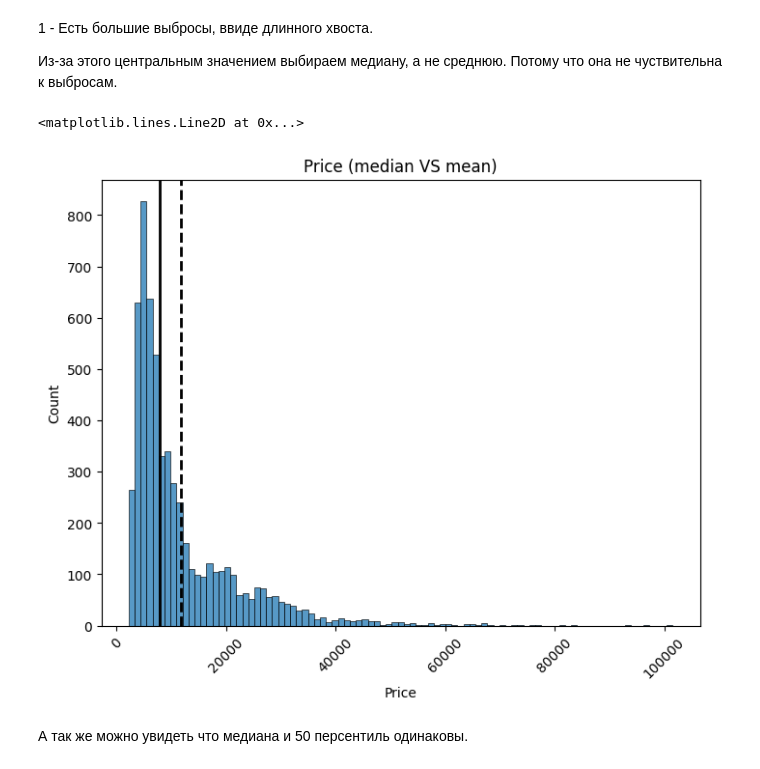
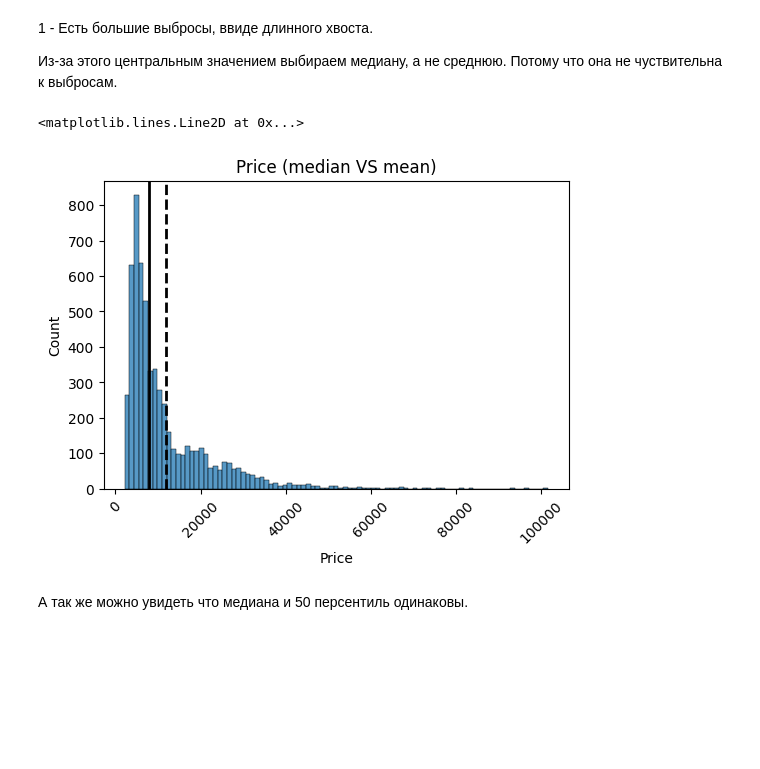
Before and after one commit to AibekDS/Diamonds-for-Sarah, a Jupyter notebook: Notebooks/main.ipynb, the cells around one changed output. Saved outputs shown, nothing was run; the diff lists cells and outputs as text; code cells hidden in the pictures; blank space fills up the shorter version.

```diff
--- a/Notebooks/main.ipynb
+++ b/Notebooks/main.ipynb
@@ -209,15 +209,15 @@ dtype: int64
 Из-за этого центральным значением выбираем медиану, а не среднюю. Потому что она не чуствительна к выбросам.
 # %%
 # Визуализируем разницу между медианой и средним
-fig, _ = plt.subplots(1, 1, figsize=(8, 6))
+fig, _ = plt.subplots(1, 1, figsize=(6, 4))
 histplot = sns.histplot(data=temp_data, x = 'Price')
 histplot.xaxis.set_tick_params(rotation=45)
 histplot.set_title('Price (median VS mean)')
 _.axvline(temp_data['Price'].median(), color='k', lw=2)
 _.axvline(temp_data['Price'].mean(), color='k', ls='--', lw=2)
 # %% [output]
 <matplotlib.lines.Line2D at 0x...>
-[figure, old version]
+[figure, new version]
 # %% [markdown]
 А так же можно увидеть что медиана и 50 персентиль одинаковы.
 # %%
```
Also changed, not shown: parts of 25 cells of this notebook, 1 other file.
